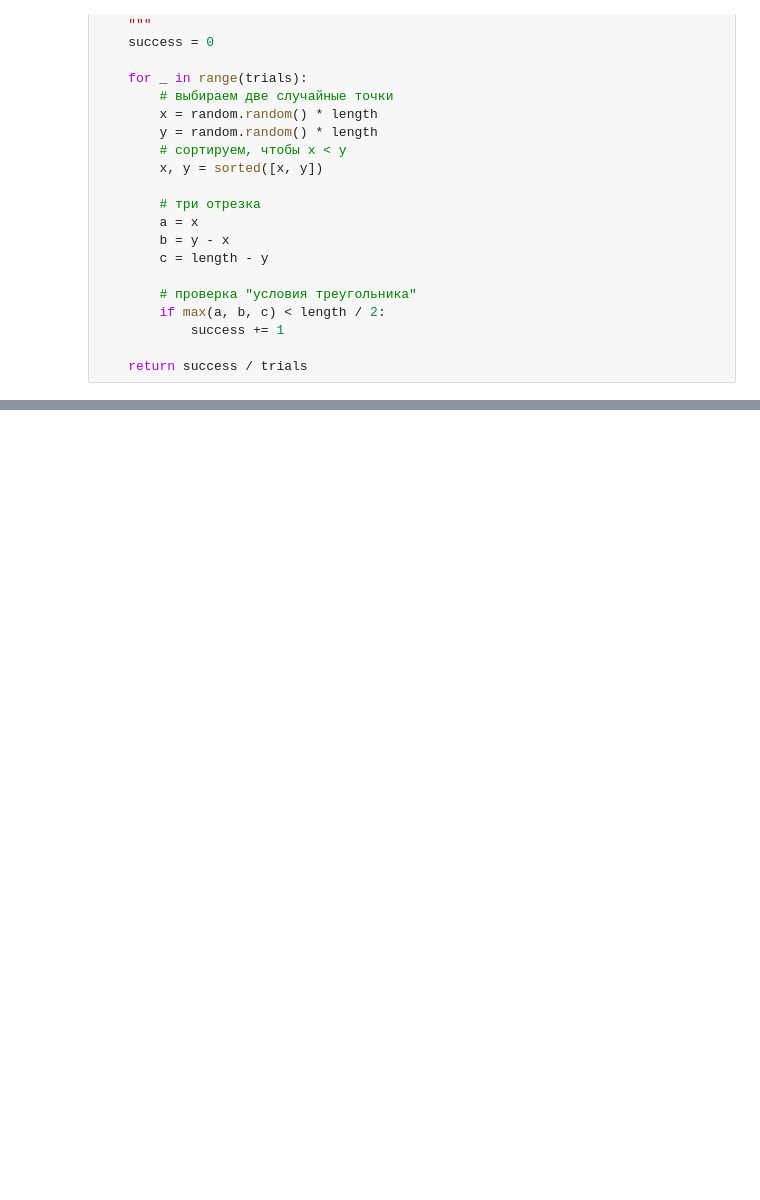
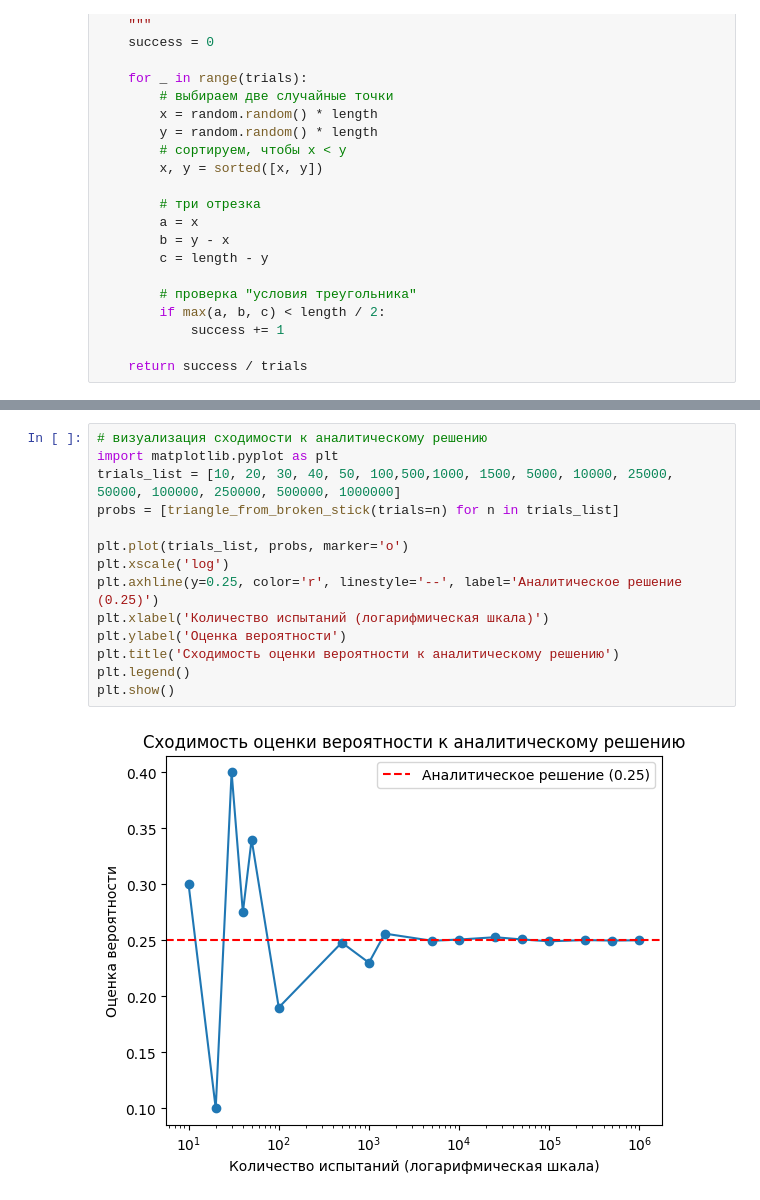
Before and after one commit to theneverwhere/data_analysis_course, a Jupyter notebook: Метод Монте-Карло/montecarlo_practice.ipynb, the cells around one changed output, grey strips where cells are left out. Saved outputs shown, nothing was run; the diff lists cells and outputs as text; blank space fills up the shorter version.

```diff
--- a/Метод Монте-Карло/montecarlo_practice.ipynb
+++ b/Метод Монте-Карло/montecarlo_practice.ipynb
@@ -97,0 +138,16 @@ triangle_from_broken_stick(1000)
+# %%
+# визуализация сходимости к аналитическому решению
+import matplotlib.pyplot as plt
+trials_list = [10, 20, 30, 40, 50, 100,500,1000, 1500, 5000, 10000, 25000, 50000, 100000, 250000, 500000, 1000000]
+probs = [triangle_from_broken_stick(trials=n) for n in trials_list]
+
+plt.plot(trials_list, probs, marker='o')
+plt.xscale('log')
+plt.axhline(y=0.25, color='r', linestyle='--', label='Аналитическое решение (0.25)')
+plt.xlabel('Количество испытаний (логарифмическая шкала)')
+plt.ylabel('Оценка вероятности')
+plt.title('Сходимость оценки вероятности к аналитическому решению')
+plt.legend()
+plt.show()
+# %% [output]
+[figure, added]
```
Also changed, not shown: parts of 13 cells of this notebook.
